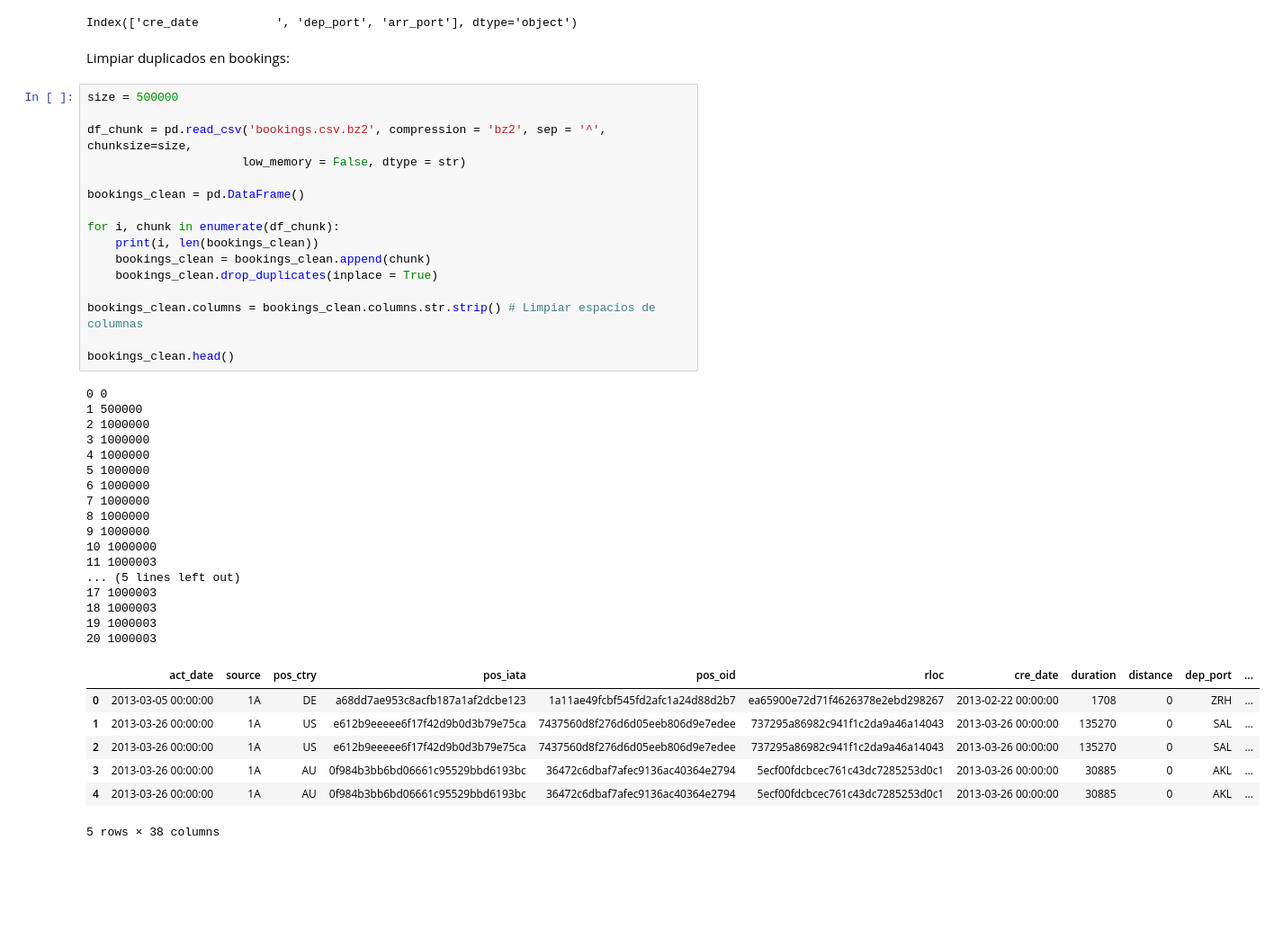
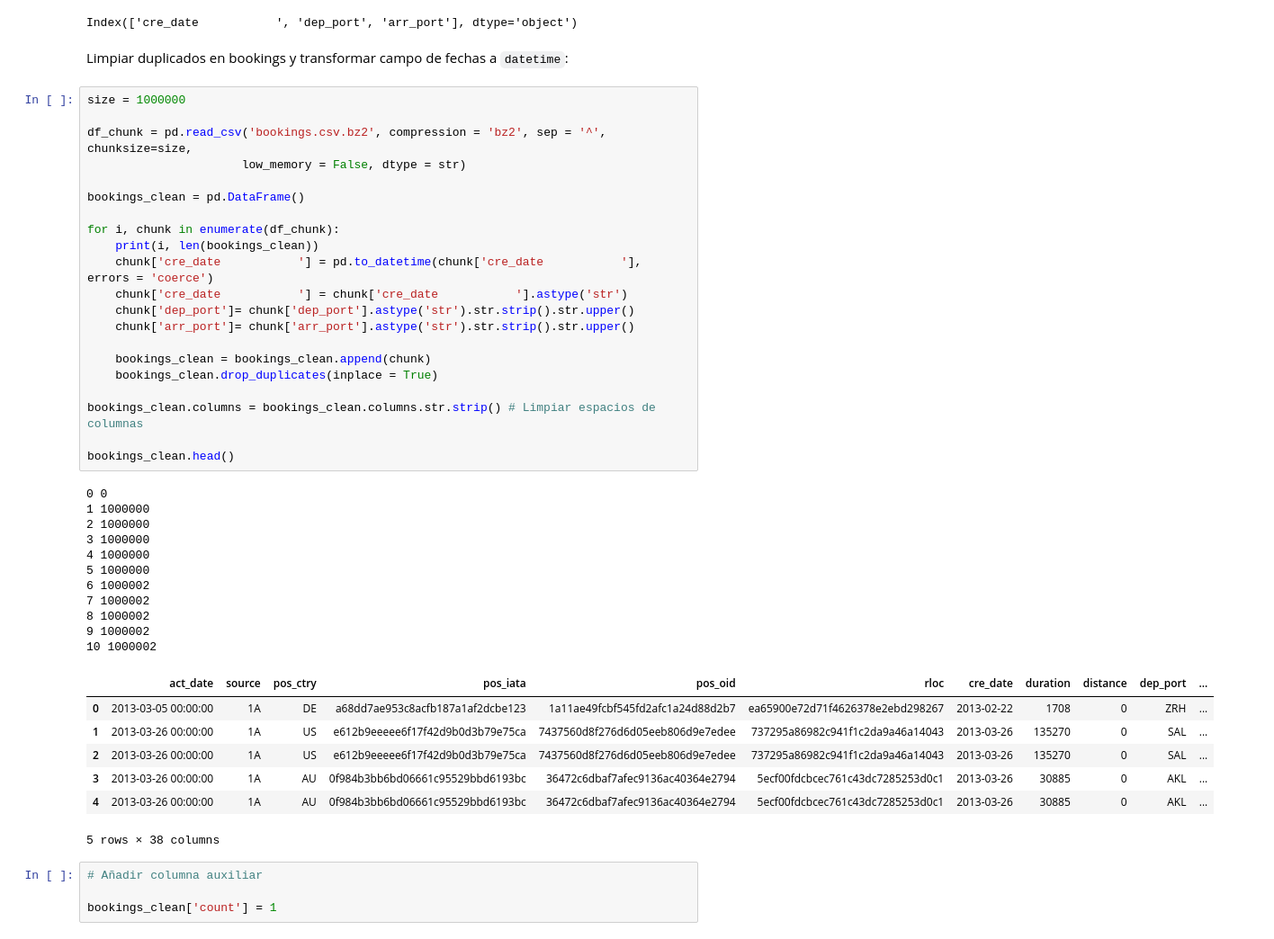
Before and after one commit to albertodiazr/ClasesMaster, a Jupyter notebook: Python/08-DS_Challenge.ipynb, the cells around one changed output. Shown at 90% size. Cells and saved outputs as stored; diff of their text form; blank space fills up the shorter version.

```diff
--- a/Python/08-DS_Challenge.ipynb
+++ b/Python/08-DS_Challenge.ipynb
@@ -476,45 +519,48 @@ bookings.columns
 # %% [output]
 Index(['cre_date           ', 'dep_port', 'arr_port'], dtype='object')
 # %% [markdown]
-Limpiar duplicados en bookings:
+Limpiar duplicados en bookings y transformar campo de fechas a `datetime`:
 # %%
-size = 500000
+size = 1000000
 
 df_chunk = pd.read_csv('bookings.csv.bz2', compression = 'bz2', sep = '^', chunksize=size,
                       low_memory = False, dtype = str)
 
 bookings_clean = pd.DataFrame()
 
 for i, chunk in enumerate(df_chunk):
     print(i, len(bookings_clean))
+    chunk['cre_date           '] = pd.to_datetime(chunk['cre_date           '], errors = 'coerce')
+    chunk['cre_date           '] = chunk['cre_date           '].astype('str')
+    chunk['dep_port']= chunk['dep_port'].astype('str').str.strip().str.upper()
+    chunk['arr_port']= chunk['arr_port'].astype('str').str.strip().str.upper()
+
     bookings_clean = bookings_clean.append(chunk)
     bookings_clean.drop_duplicates(inplace = True)
 
 bookings_clean.columns = bookings_clean.columns.str.strip() # Limpiar espacios de columnas
 
 bookings_clean.head()
 # %% [output]
 0 0
-1 500000
+1 1000000
 2 1000000
 3 1000000
 4 1000000
 5 1000000
-6 1000000
-7 1000000
-8 1000000
-9 1000000
-10 1000000
-11 1000003
-... (5 lines left out)
-17 1000003
-18 1000003
-19 1000003
-20 1000003
+6 1000002
+7 1000002
+8 1000002
+9 1000002
+10 1000002
 |  | act_date | source | pos_ctry | pos_iata | pos_oid | rloc | cre_date | duration | distance | dep_port | ... |
-| 0 | 2013-03-05 00:00:00 | 1A | DE | a68dd7ae953c8acfb187a1af2dcbe123 | 1a11ae49fcbf545fd2afc1a24d88d2b7 | ea65900e72d71f4626378e2ebd298267 | 2013-02-22 00:00:00 | 1708 | 0 | ZRH | ... |
-| 1 | 2013-03-26 00:00:00 | 1A | US | e612b9eeeee6f17f42d9b0d3b79e75ca | 7437560d8f276d6d05eeb806d9e7edee | 737295a86982c941f1c2da9a46a14043 | 2013-03-26 00:00:00 | 135270 | 0 | SAL | ... |
-| 2 | 2013-03-26 00:00:00 | 1A | US | e612b9eeeee6f17f42d9b0d3b79e75ca | 7437560d8f276d6d05eeb806d9e7edee | 737295a86982c941f1c2da9a46a14043 | 2013-03-26 00:00:00 | 135270 | 0 | SAL | ... |
-| 3 | 2013-03-26 00:00:00 | 1A | AU | 0f984b3bb6bd06661c95529bbd6193bc | 36472c6dbaf7afec9136ac40364e2794 | 5ecf00fdcbcec761c43dc7285253d0c1 | 2013-03-26 00:00:00 | 30885 | 0 | AKL | ... |
-| 4 | 2013-03-26 00:00:00 | 1A | AU | 0f984b3bb6bd06661c95529bbd6193bc | 36472c6dbaf7afec9136ac40364e2794 | 5ecf00fdcbcec761c43dc7285253d0c1 | 2013-03-26 00:00:00 | 30885 | 0 | AKL | ... |
+| 0 | 2013-03-05 00:00:00 | 1A | DE | a68dd7ae953c8acfb187a1af2dcbe123 | 1a11ae49fcbf545fd2afc1a24d88d2b7 | ea65900e72d71f4626378e2ebd298267 | 2013-02-22 | 1708 | 0 | ZRH | ... |
+| 1 | 2013-03-26 00:00:00 | 1A | US | e612b9eeeee6f17f42d9b0d3b79e75ca | 7437560d8f276d6d05eeb806d9e7edee | 737295a86982c941f1c2da9a46a14043 | 2013-03-26 | 135270 | 0 | SAL | ... |
+| 2 | 2013-03-26 00:00:00 | 1A | US | e612b9eeeee6f17f42d9b0d3b79e75ca | 7437560d8f276d6d05eeb806d9e7edee | 737295a86982c941f1c2da9a46a14043 | 2013-03-26 | 135270 | 0 | SAL | ... |
+| 3 | 2013-03-26 00:00:00 | 1A | AU | 0f984b3bb6bd06661c95529bbd6193bc | 36472c6dbaf7afec9136ac40364e2794 | 5ecf00fdcbcec761c43dc7285253d0c1 | 2013-03-26 | 30885 | 0 | AKL | ... |
+| 4 | 2013-03-26 00:00:00 | 1A | AU | 0f984b3bb6bd06661c95529bbd6193bc | 36472c6dbaf7afec9136ac40364e2794 | 5ecf00fdcbcec761c43dc7285253d0c1 | 2013-03-26 | 30885 | 0 | AKL | ... |
 5 rows × 38 columns
+# %%
+# Añadir columna auxiliar
+
+bookings_clean['count'] = 1
```
Also changed, not shown: parts of 25 cells of this notebook.
